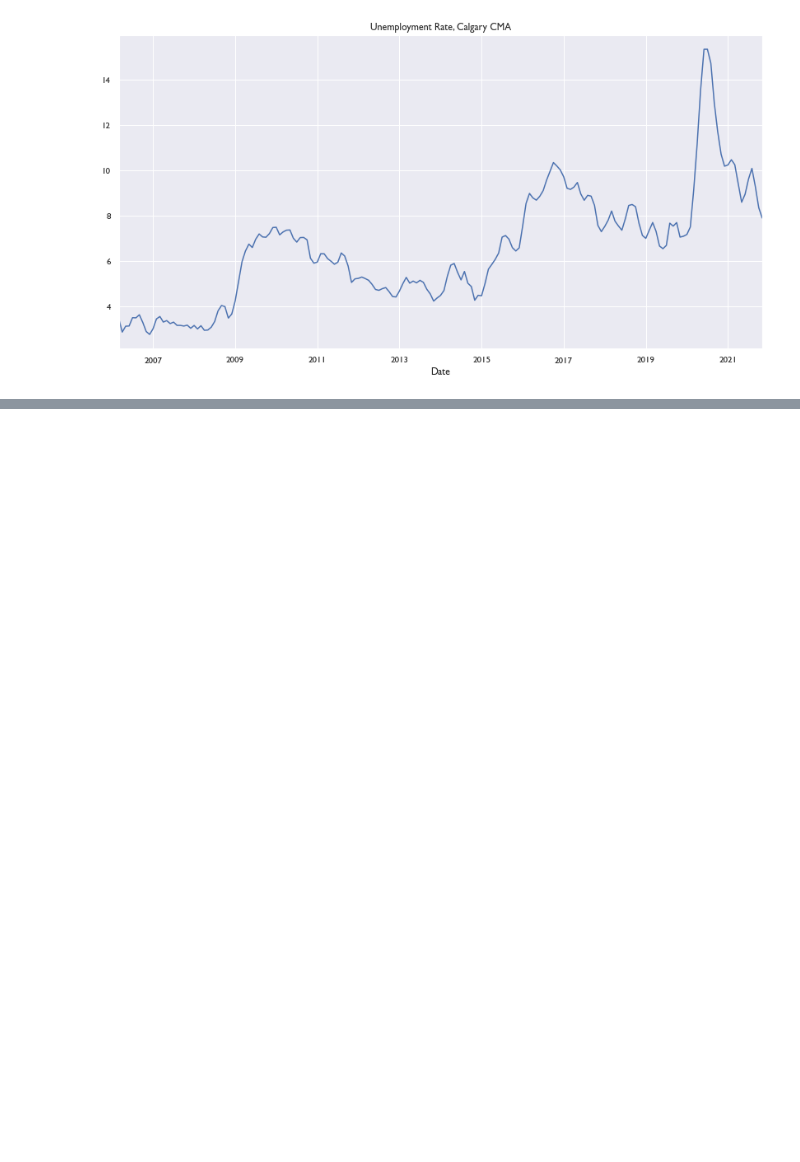
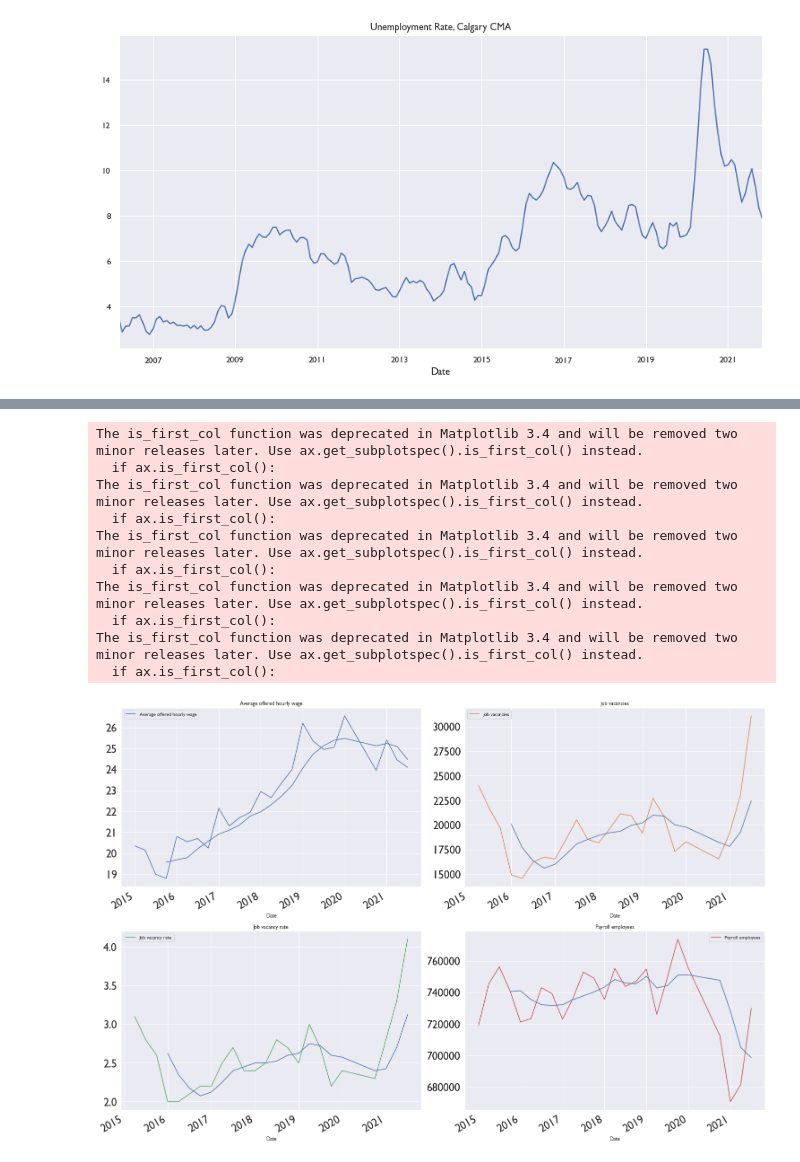
Before and after one commit to doublebigmak/housing_stats, a Jupyter notebook: cal_labour_mkt.ipynb, the cells around one changed output, grey strips where cells are left out. Cells and saved outputs as stored; diff of their text form; code cells hidden in the pictures; blank space fills up the shorter version.

```diff
--- a/cal_labour_mkt.ipynb
+++ b/cal_labour_mkt.ipynb
@@ -347,0 +346,35 @@ part_time = part_time[part_time['Sex']=='Both sexes'].pivot(index='REF_DATE', co
+# %%
+vacancy=vacancy.rename({'REF_DATE':'Date'},axis=1)
+# %%
+cal_jwvs=vacancy[vacancy['GEO']=='Calgary, Alberta']
+# %%
+cal_jwvs=cal_jwvs.filter(items = ['Date','Statistics','SCALAR_FACTOR','UOM', 'VALUE','STATUS'])
+# %%
+cal_jwvs_pivot = cal_jwvs.pivot(index='Date', columns = 'Statistics',values ='VALUE')
+# %%
+fig, axes = plt.subplots(nrows=2, ncols=2,figsize=(21,14))
+
+
+cal_jwvs_pivot.plot(ax= axes,subplots=True)
+rolling.iloc[:,0].plot(ax=axes[0][0])
+rolling.iloc[:,1].plot(ax=axes[0][1])
+rolling.iloc[:,2].plot(ax=axes[1][0])
+rolling.iloc[:,3].plot(ax=axes[1][1])
+axes[0][0].set_title(cal_jwvs_pivot.columns[0])
+axes[0][1].set_title(cal_jwvs_pivot.columns[1])
+axes[1][0].set_title(cal_jwvs_pivot.columns[2])
+axes[1][1].set_title(cal_jwvs_pivot.columns[3])
+plt.tight_layout()
+plt.savefig('calgary_jwvs.png')
+# %% [output]
+The is_first_col function was deprecated in Matplotlib 3.4 and will be removed two minor releases later. Use ax.get_subplotspec().is_first_col() instead.
+  if ax.is_first_col():
+The is_first_col function was deprecated in Matplotlib 3.4 and will be removed two minor releases later. Use ax.get_subplotspec().is_first_col() instead.
+  if ax.is_first_col():
+The is_first_col function was deprecated in Matplotlib 3.4 and will be removed two minor releases later. Use ax.get_subplotspec().is_first_col() instead.
+  if ax.is_first_col():
+The is_first_col function was deprecated in Matplotlib 3.4 and will be removed two minor releases later. Use ax.get_subplotspec().is_first_col() instead.
+  if ax.is_first_col():
+The is_first_col function was deprecated in Matplotlib 3.4 and will be removed two minor releases later. Use ax.get_subplotspec().is_first_col() instead.
+  if ax.is_first_col():
+[figure, added]
```
Also changed, not shown: parts of 15 cells of this notebook, 3 other files.
